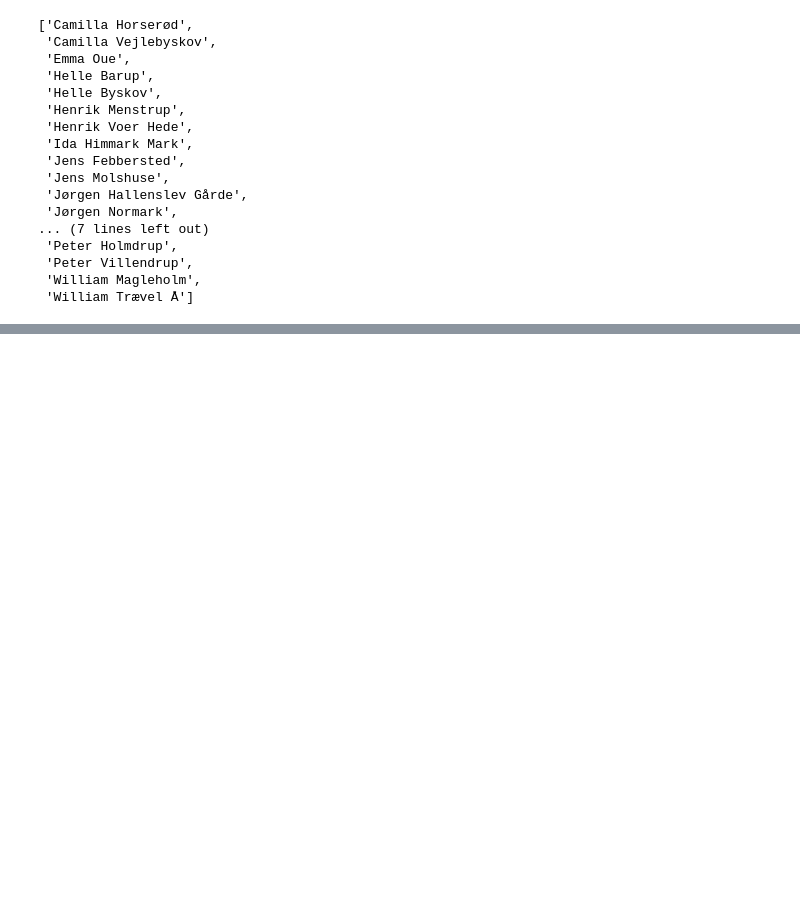
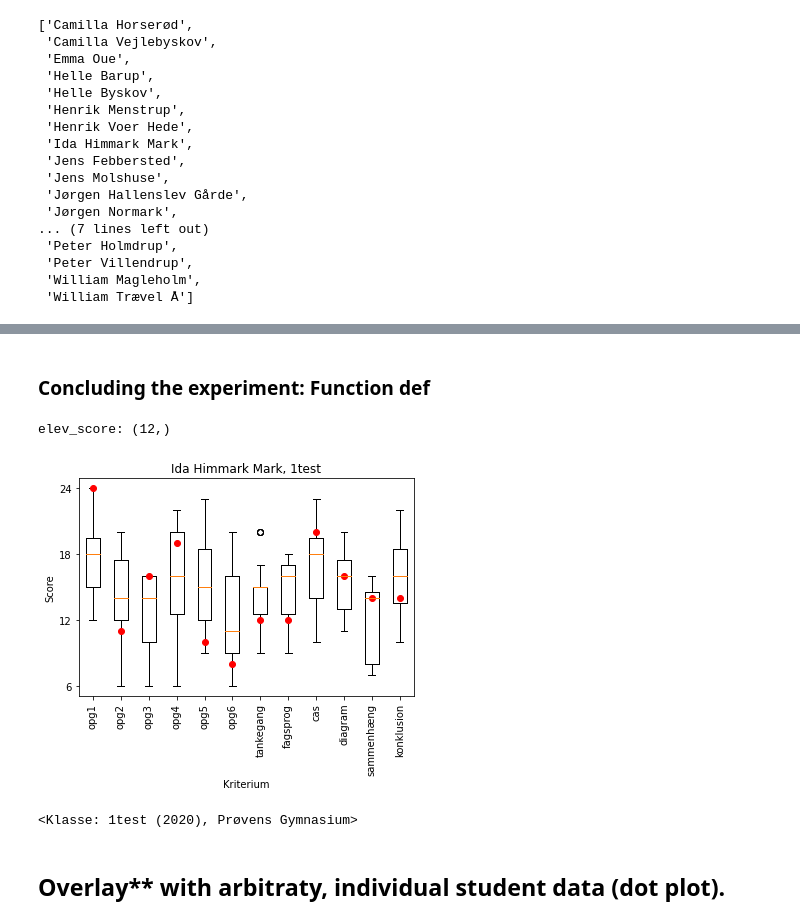
Before and after one commit to engelsmann/boxplot, a Jupyter notebook: boxplot/plot.ipynb, the cells around one changed output, grey strips where cells are left out. Cells and saved outputs as stored; diff of their text form; code cells hidden in the pictures; blank space fills up the shorter version.

```diff
--- a/boxplot/plot.ipynb
+++ b/boxplot/plot.ipynb
@@ -176,0 +195,3 @@ pd.DataFrame(data=scores.values(), columns=col_name_list, index=[s.elev.fulde_na
+# %%
+df.reset_index(drop=True, inplace=True)
+df.to_numpy
@@ -176,0 +232,73 @@ pd.DataFrame(data=scores.values(), columns=col_name_list, index=[s.elev.fulde_na
+# %% [markdown]
+### Concluding the experiment: Function def
+# %%
+#%%timeit -n3
+#klasse_navn='1test'
+#elev_navn='Jørgen Trængstrup'
+from matplotlib import pyplot as plt
+import pandas as pd
+def box_backdrop(klasse_navn='1test'):
+    """
+    Creates a pyplot figure of 12 box-and-whiskers plots
+    with the Klasse >< Aflevering relation AssesmentScore.
+
+    Performance: Django model data gathered, boxplot compiled in three quarters of a second.
+    %%timeit -n3 gives:
+    760 ms ± 14.8 ms per loop (mean ± std. dev. of 7 runs, 3 loops each)
+    Consider cache
+
+    Parameters
+    klasse_navn
+    aflevering (TODO: Implement)
+
+    Returns the pandas DataFrame of individual students used
+    (Model field fulde_navn as index).
+    This df can be used to overlay the generated plot with a point plot
+    of each individual student.
+    Suggestion: Store/cache "backdrop" plot and DF after first function call.
+    Retrieve each time a feedback overlay of individual Student's performance
+    needs to be plotted.
+    """
+    from boxplot.models import AssesmentScore, Elev, Klasse
+    roster = Elev.objects.filter( klasse = Klasse.objects.get(navn='1test'))
+    scores = AssesmentScore.objects.filter(elev__in=roster)
+    klasse = Klasse.objects.get( navn = klasse_navn )
+    elev_data = Elev.objects.filter( klasse = klasse.id )
+    klasse_comprehension = [e.fulde_navn for e in elev_data]
+    col_name_list = [f'opg{i}' for i in range(1,7)]
+    col_name_list += [field.name for field in AssesmentScore._meta.fields][-6:]
+    df_labelled = pd.DataFrame(data=scores.values(), columns=col_name_list, index=[s.elev.fulde_navn for s in scores])
+    # type(df.to_numpy > method > TypeError. Corrected by adding '()'
+    klasse_data = df_labelled.to_numpy()
+    boxplot = plt.boxplot(klasse_data)
+    boxplot = plt.axes
+    plt.ylabel('Score')
+    plt.xlabel('Kriterium')
+    plt.boxplot(klasse_data)
+    #print(df_labelled.columns.values)
+    plt.xticks(range(1,1+df_labelled.shape[1]), df_labelled.columns.values, rotation='vertical')
+    plt.yticks([6*i for i in range(1,5)])
+    return df_labelled
+elev_navn='Ida Himmark Mark'
+klasse_navn='1test'
+#elev_navn='Emma Oue'
+#elev_navn='Helle Byskov'
+klasse_scores = box_backdrop()
+plt.title(elev_navn+', '+klasse_navn)
+# Elev needs reindexing to align on horizontal axis
+elev_score = klasse_scores.loc[elev_navn].to_numpy()
+print('elev_score:', elev_score.shape)
+# Plot circled dots, 'o' in color RED, 'r'
+plt.plot(range(1,1+klasse_scores.shape[1]), elev_score, 'or')
+plt.show()
+#del(plt)
+# %% [output]
+elev_score: (12,)
+[figure, added]
+# %%
+from boxplot.models import Elev, Klasse
+Klasse.objects.get(navn='1test')
+# %% [output]
+<Klasse: 1test (2020), Prøvens Gymnasium>
+# %% [markdown]
+## Overlay** with arbitraty, individual student data (**dot** plot).
```
Also changed, not shown: parts of 13 cells of this notebook, 2 other files.
